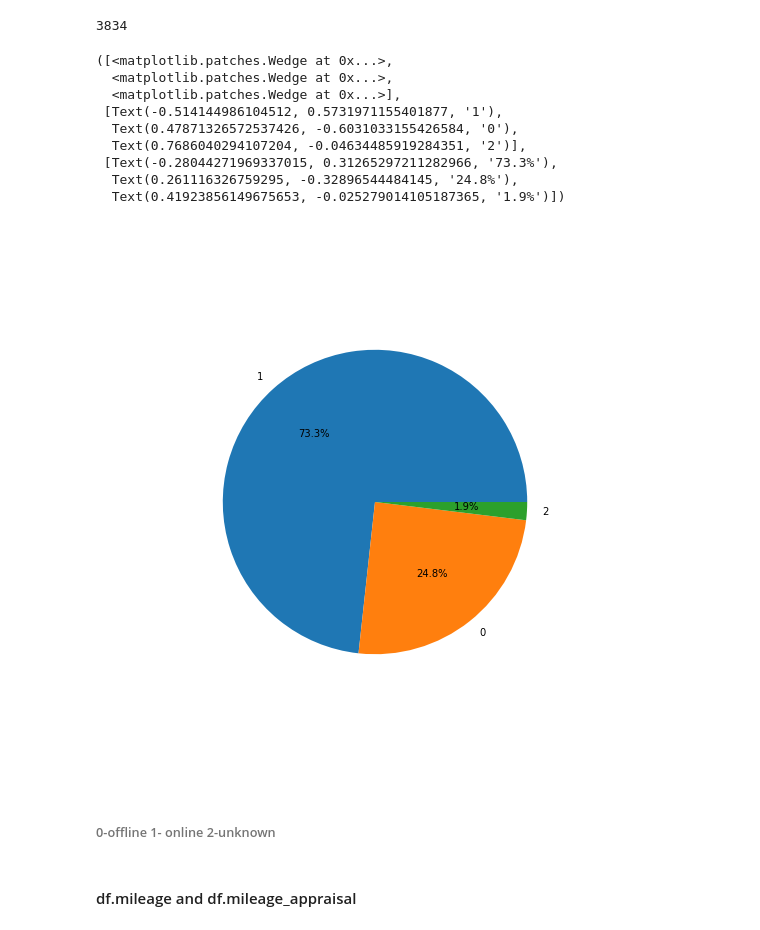
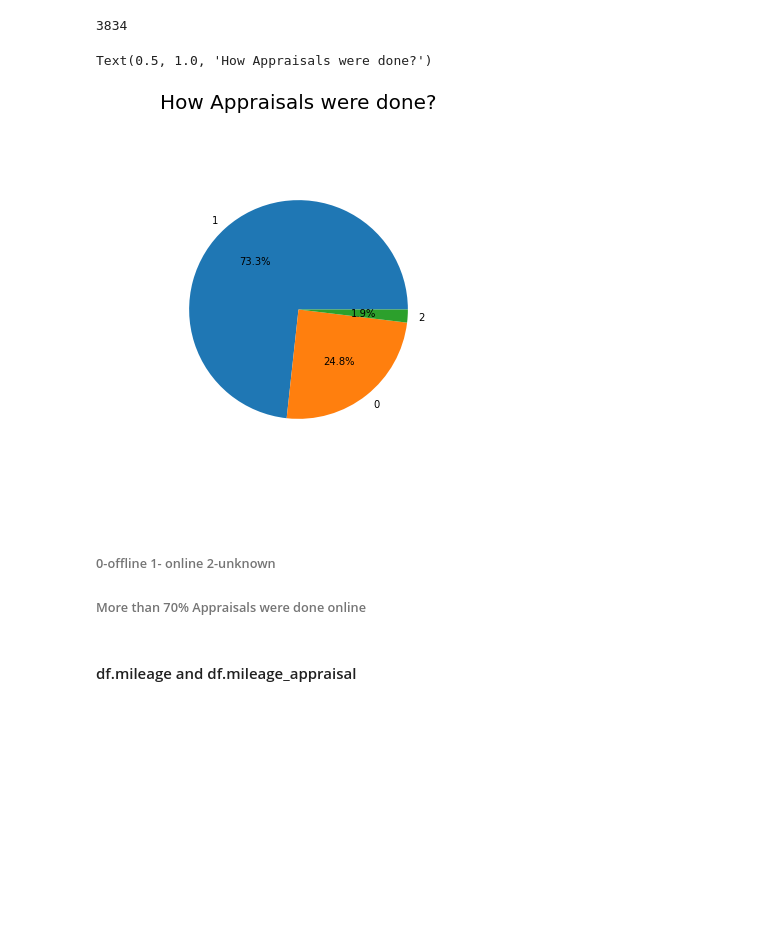
Before and after one commit to Siddharth1060/Car-recomendation-based-on-the-Cars-sold-at-Carmax, a Jupyter notebook: carmax_notebook.ipynb, the cells around one changed output. Cells and saved outputs as stored; diff of their text form; code cells hidden in the pictures; blank space fills up the shorter version.

```diff
--- a/carmax_notebook.ipynb
+++ b/carmax_notebook.ipynb
@@ -184,21 +184,15 @@ df.online_appraisal_flag= df.online_appraisal_flag.replace(np.nan, '2')
 # %%
 df.online_appraisal_flag= df.online_appraisal_flag.astype(int)
 # %%
-plt.figure(figsize=(20,10))
+plt.figure(figsize=(7,10))
 plt.pie(df.online_appraisal_flag.value_counts(),labels=df.online_appraisal_flag.unique(), radius=0.7, autopct= '%1.1f%%')
+plt.title('How Appraisals were done?', fontsize= 20)
 # %% [output]
-([<matplotlib.patches.Wedge at 0x...>,
-  <matplotlib.patches.Wedge at 0x...>,
-  <matplotlib.patches.Wedge at 0x...>],
- [Text(-0.514144986104512, 0.5731971155401877, '1'),
-  Text(0.47871326572537426, -0.6031033155426584, '0'),
-  Text(0.7686040294107204, -0.04634485919284351, '2')],
- [Text(-0.28044271969337015, 0.31265297211282966, '73.3%'),
-  Text(0.261116326759295, -0.32896544484145, '24.8%'),
-  Text(0.41923856149675653, -0.025279014105187365, '1.9%')])
+Text(0.5, 1.0, 'How Appraisals were done?')
-[figure, old version]
+[figure, new version]
 # %% [markdown]
 ######  0-offline 1- online 2-unknown
+###### More than 70% Appraisals were done online
 # %% [markdown]
 #### df.mileage and df.mileage_appraisal
 # %%
```
Also changed, not shown: parts of 251 cells of this notebook.
